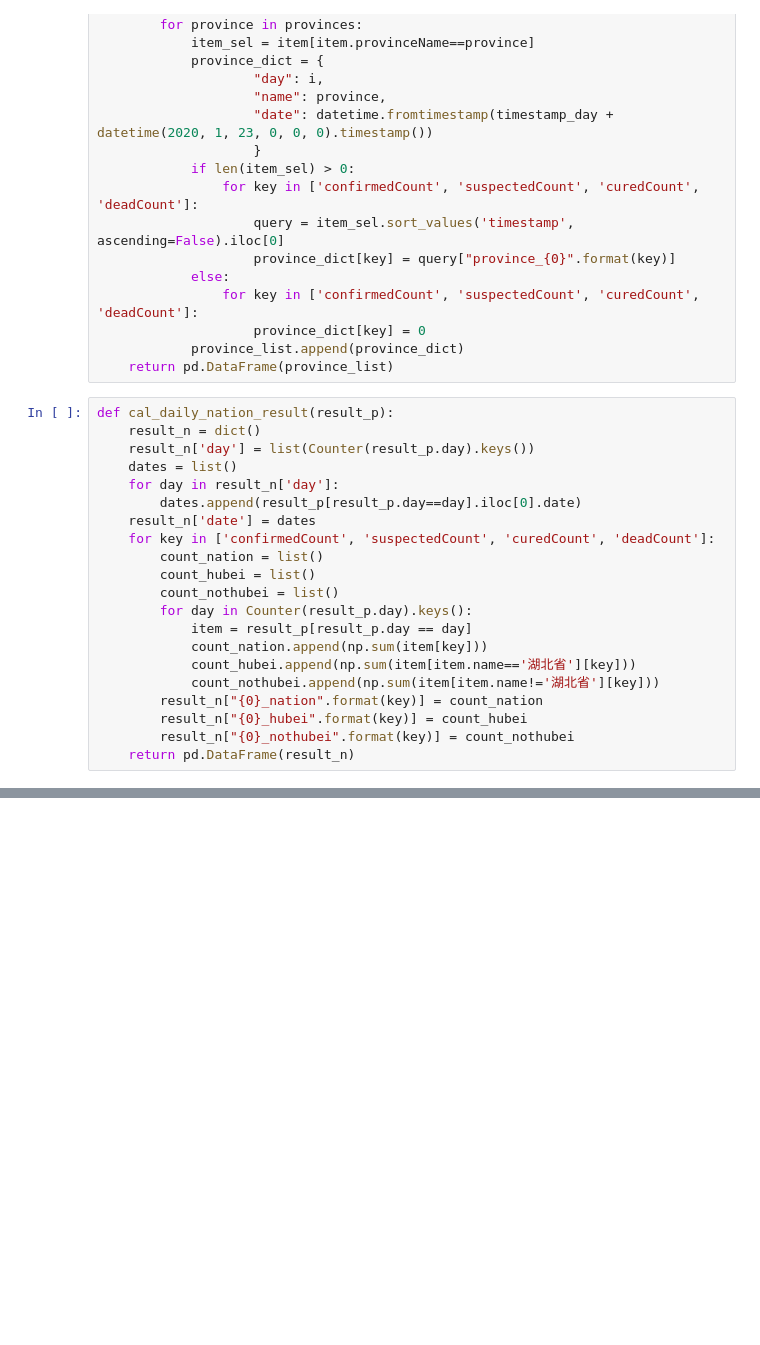
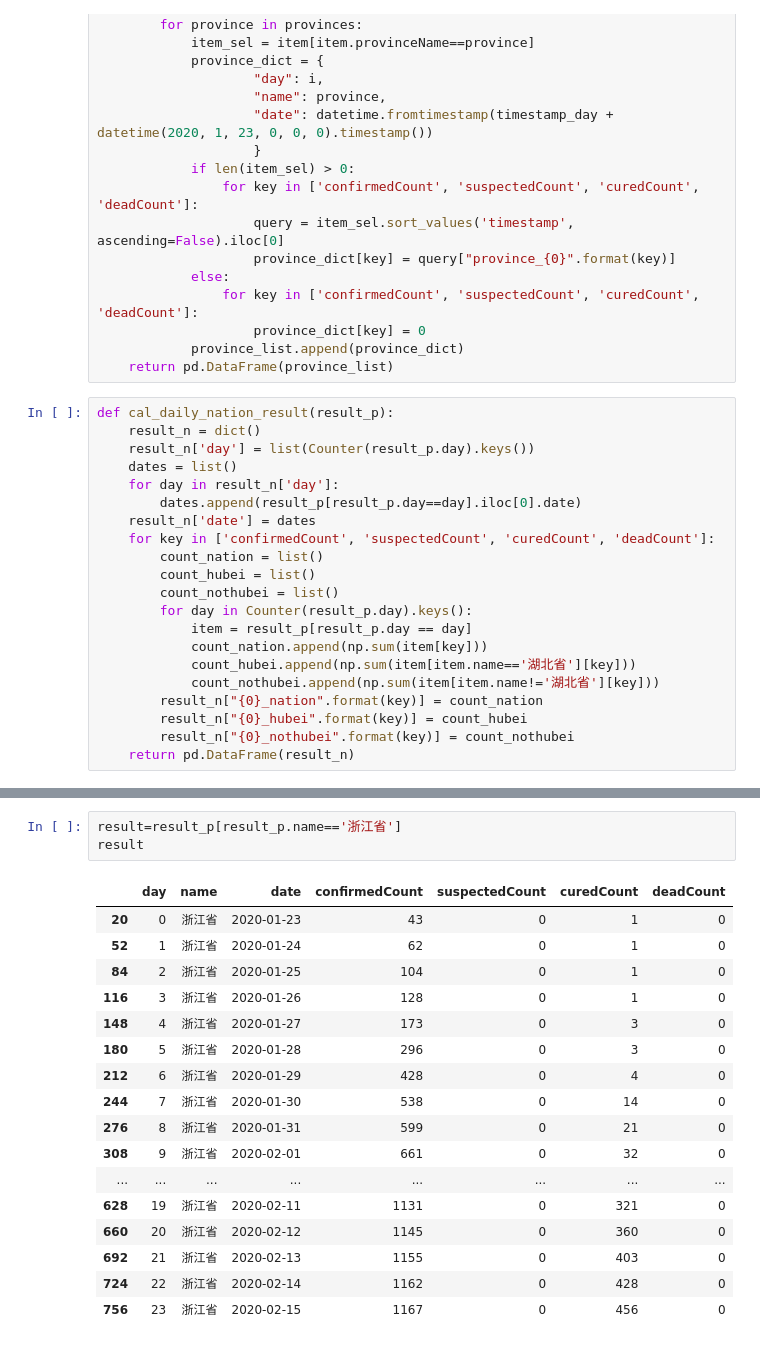
Before and after one commit to swj1442291549/COVID-19-analysis, a Jupyter notebook: analysis.ipynb, the cells around one changed output, grey strips where cells are left out. Saved outputs shown, nothing was run; the diff lists cells and outputs as text; blank space fills up the shorter version.

```diff
--- a/analysis.ipynb
+++ b/analysis.ipynb
@@ -170,0 +199,21 @@ fig.show()
+# %%
+result=result_p[result_p.name=='浙江省']
+result
+# %% [output]
+|  | day | name | date | confirmedCount | suspectedCount | curedCount | deadCount |
+| 20 | 0 | 浙江省 | 2020-01-23 | 43 | 0 | 1 | 0 |
+| 52 | 1 | 浙江省 | 2020-01-24 | 62 | 0 | 1 | 0 |
+| 84 | 2 | 浙江省 | 2020-01-25 | 104 | 0 | 1 | 0 |
+| 116 | 3 | 浙江省 | 2020-01-26 | 128 | 0 | 1 | 0 |
+| 148 | 4 | 浙江省 | 2020-01-27 | 173 | 0 | 3 | 0 |
+| 180 | 5 | 浙江省 | 2020-01-28 | 296 | 0 | 3 | 0 |
+| 212 | 6 | 浙江省 | 2020-01-29 | 428 | 0 | 4 | 0 |
+| 244 | 7 | 浙江省 | 2020-01-30 | 538 | 0 | 14 | 0 |
+| 276 | 8 | 浙江省 | 2020-01-31 | 599 | 0 | 21 | 0 |
+| 308 | 9 | 浙江省 | 2020-02-01 | 661 | 0 | 32 | 0 |
+| ... | ... | ... | ... | ... | ... | ... | ... |
+| 628 | 19 | 浙江省 | 2020-02-11 | 1131 | 0 | 321 | 0 |
+| 660 | 20 | 浙江省 | 2020-02-12 | 1145 | 0 | 360 | 0 |
+| 692 | 21 | 浙江省 | 2020-02-13 | 1155 | 0 | 403 | 0 |
+| 724 | 22 | 浙江省 | 2020-02-14 | 1162 | 0 | 428 | 0 |
+| 756 | 23 | 浙江省 | 2020-02-15 | 1167 | 0 | 456 | 0 |
```
Also changed, not shown: parts of 6 cells of this notebook, 1 other file.
